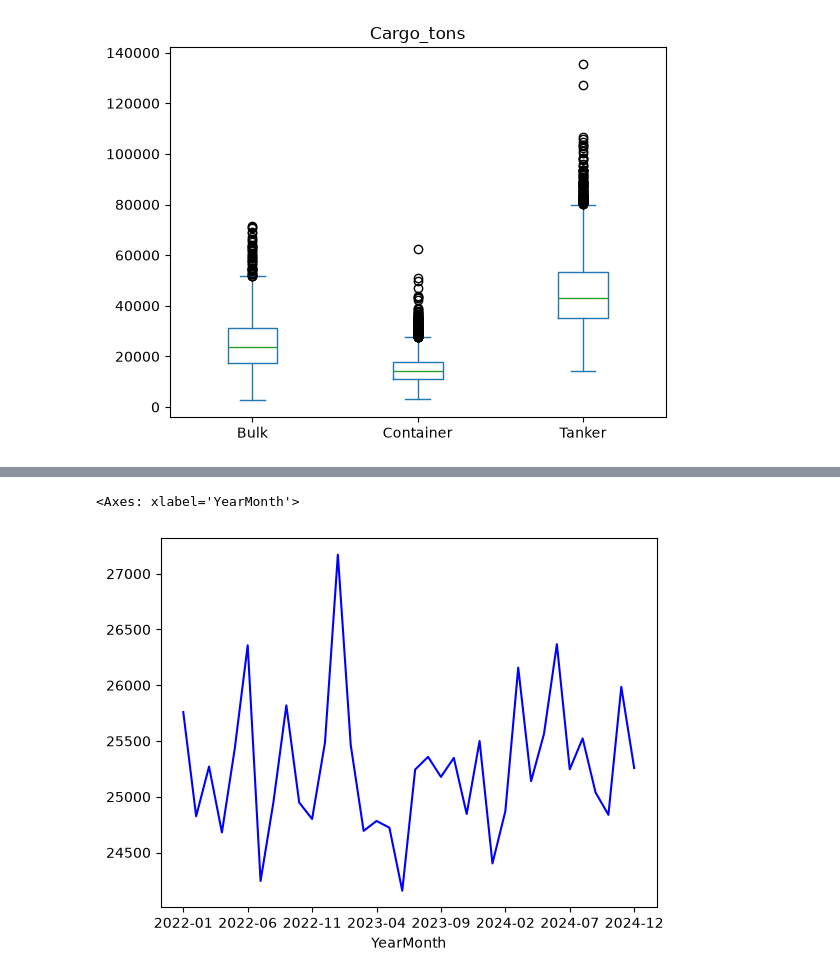
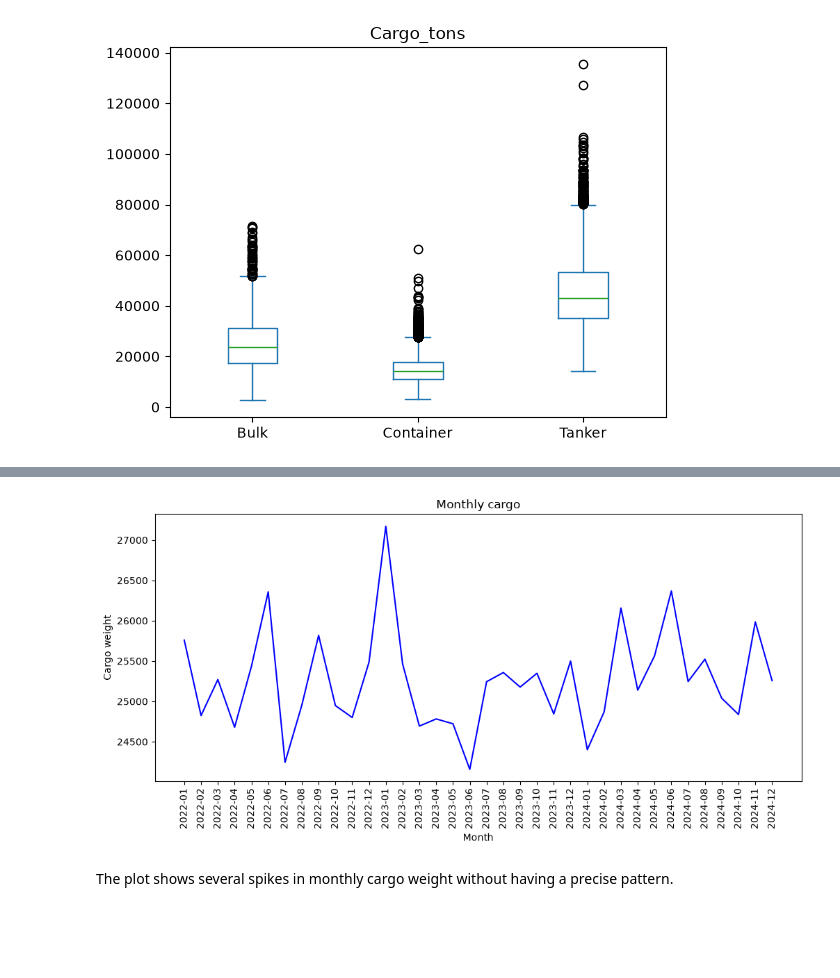
Before and after one commit to nikola300605/Stochastic_Simulation_Group_15, a Jupyter notebook: task_4_1.ipynb, the cells around one changed output, grey strips where cells are left out. Cells and saved outputs as stored; diff of their text form; code cells hidden in the pictures; blank space fills up the shorter version.

```diff
--- a/task_4_1.ipynb
+++ b/task_4_1.ipynb
@@ -126,9 +142,16 @@ monthly_arrivals.plot(kind='line', c='r')
 # %%
 monthly_tons_mean = monthly_group['Cargo_tons'].mean()
-monthly_tons_mean.plot(kind='line', c='b')
-# The plot shows several spikes in monthly cargo weight without having a precise pattern.
+
+plt.figure(figsize=(12, 5))
+plt.plot(monthly_tons_mean, color='b')
+plt.xticks(rotation=90)
+plt.title('Monthly cargo')
+plt.xlabel('Month')
+plt.ylabel('Cargo weight')
+plt.show()
 # %% [output]
-<Axes: xlabel='YearMonth'>
-[figure, old version]
+[figure, new version]
+# %% [markdown]
+The plot shows several spikes in monthly cargo weight without having a precise pattern.
 # %%
 monthly_berth_times_mean = monthly_group['Berth_Time_hr'].mean()
```
Also changed, not shown: parts of 25 cells of this notebook, 2 other files.
